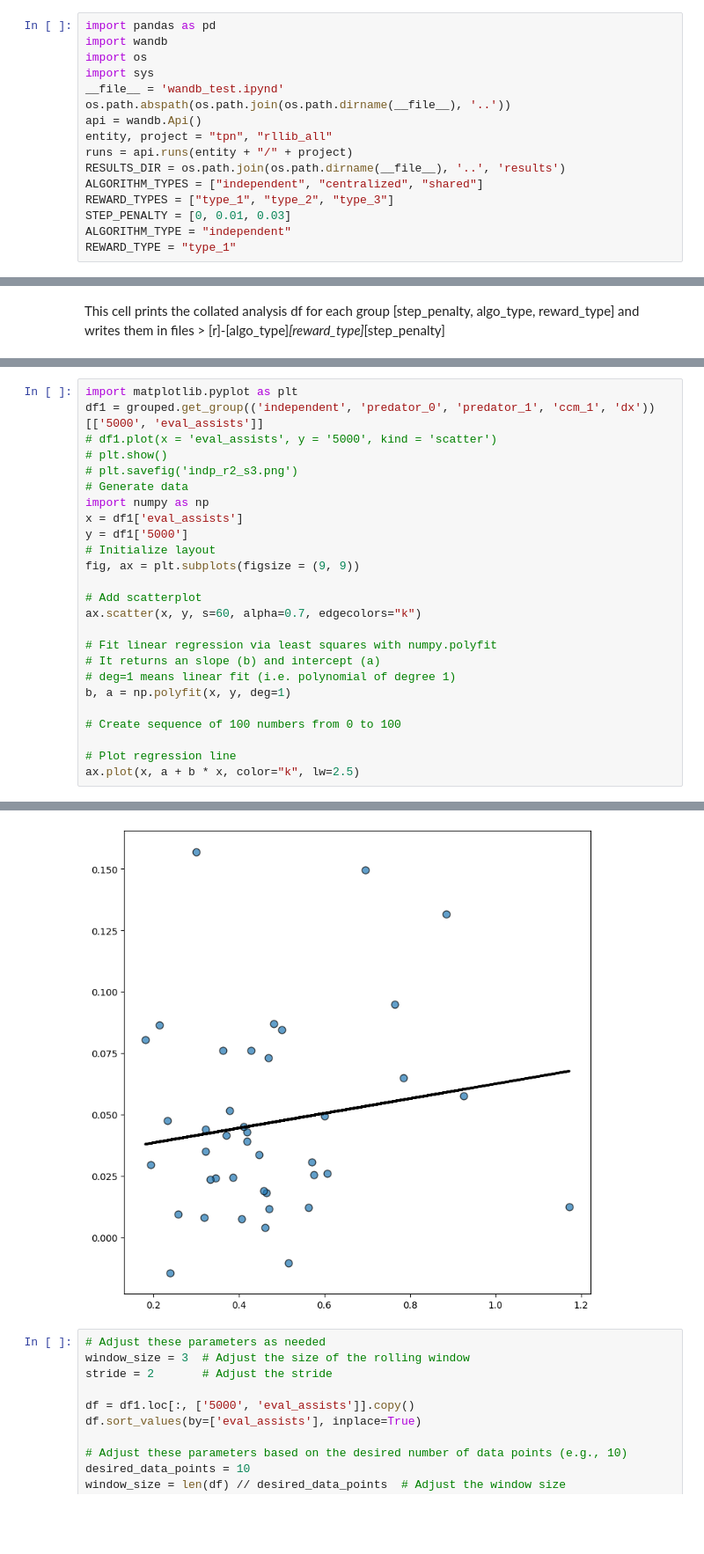
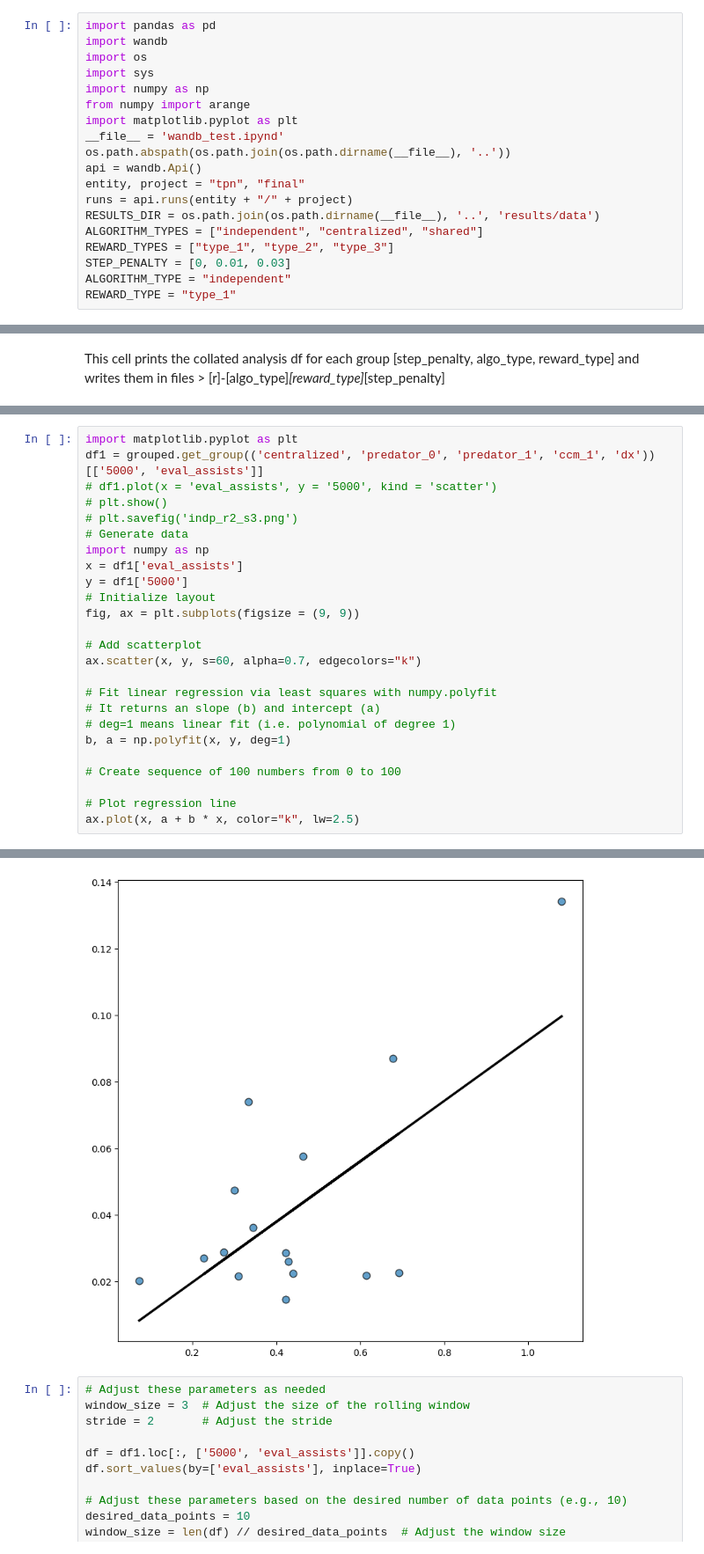
Before and after one commit to priyamDalmia/predator-prey, a Jupyter notebook: temp/wandb_test.ipynb, the cells around one changed output, grey strips where cells are left out. Shown at 88% size. Drawn from its saved outputs; the diff is of its cells as text; blank space fills up the shorter version.

Commit message:
feat: latest results

```diff
--- a/temp/wandb_test.ipynb
+++ b/temp/wandb_test.ipynb
@@ -3,12 +3,15 @@ import pandas as pd
 import wandb
 import os
 import sys
+import numpy as np
+from numpy import arange
+import matplotlib.pyplot as plt
 __file__ = 'wandb_test.ipynd'
 os.path.abspath(os.path.join(os.path.dirname(__file__), '..'))
 api = wandb.Api()
-entity, project = "tpn", "rllib_all"
+entity, project = "tpn", "final"
 runs = api.runs(entity + "/" + project)
-RESULTS_DIR = os.path.join(os.path.dirname(__file__), '..', 'results')
+RESULTS_DIR = os.path.join(os.path.dirname(__file__), '..', 'results/data')
 ALGORITHM_TYPES = ["independent", "centralized", "shared"]
 REWARD_TYPES = ["type_1", "type_2", "type_3"]
 STEP_PENALTY = [0, 0.01, 0.03]
@@ -313,31 +563,31 @@ ValueError: not enough values to unpack (expected 4, got 3)
 # %%
 import matplotlib.pyplot as plt
-df1 = grouped.get_group(('independent', 'predator_0', 'predator_1', 'ccm_1', 'dx'))[['5000', 'eval_assists']]
+df1 = grouped.get_group(('centralized', 'predator_0', 'predator_1', 'ccm_1', 'dx'))[['5000', 'eval_assists']]
 # df1.plot(x = 'eval_assists', y = '5000', kind = 'scatter')
 # plt.show()
 # plt.savefig('indp_r2_s3.png')
 # Generate data
 import numpy as np
 x = df1['eval_assists']
 y = df1['5000']
 # Initialize layout
 fig, ax = plt.subplots(figsize = (9, 9))
 
 # Add scatterplot
 ax.scatter(x, y, s=60, alpha=0.7, edgecolors="k")
 
 # Fit linear regression via least squares with numpy.polyfit
 # It returns an slope (b) and intercept (a)
 # deg=1 means linear fit (i.e. polynomial of degree 1)
 b, a = np.polyfit(x, y, deg=1)
 
 # Create sequence of 100 numbers from 0 to 100
 
 # Plot regression line
 ax.plot(x, a + b * x, color="k", lw=2.5)
 # %% [output]
 [<matplotlib.lines.Line2D at 0x...>]
-[figure, old version]
+[figure, new version]
 # %%
 # Adjust these parameters as needed
 window_size = 3  # Adjust the size of the rolling window
```
Also changed, not shown: parts of 8 cells of this notebook, 59 other files.
